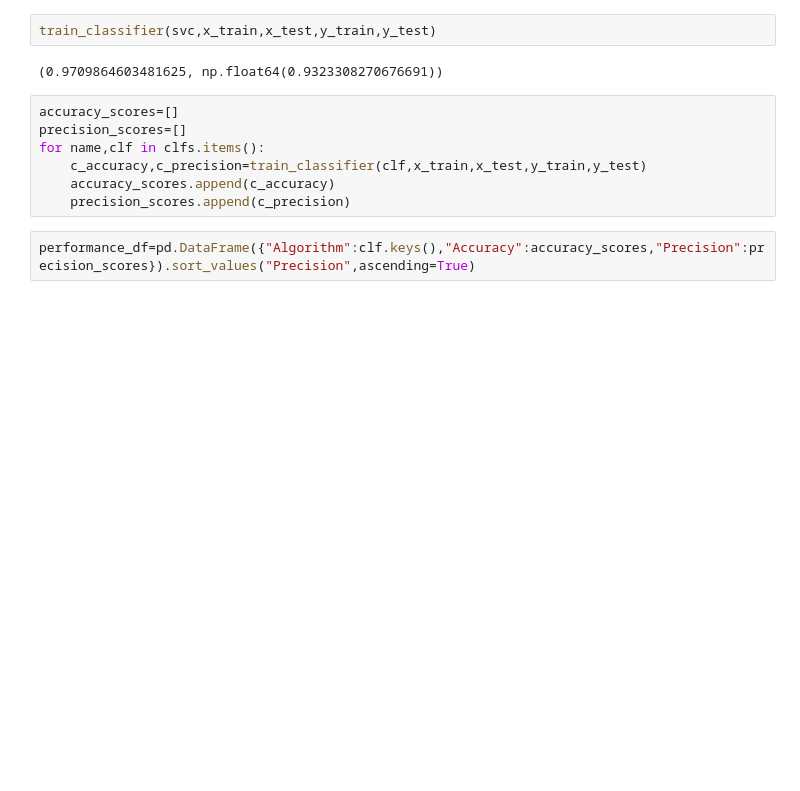
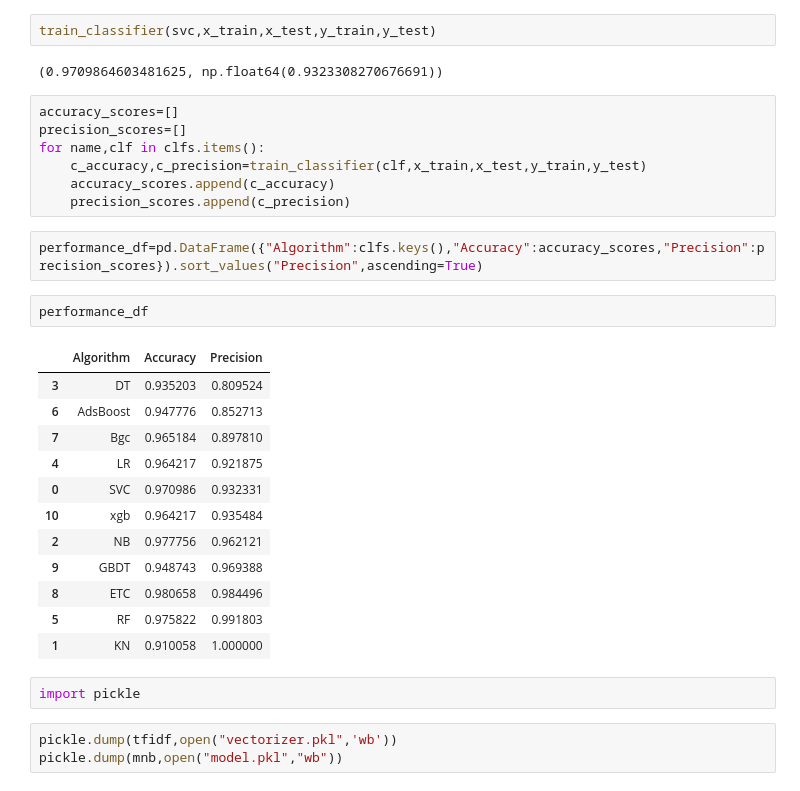
Before and after one commit to OneSakib/spam-detection, a Jupyter notebook: sms-spam-detection.ipynb, the cells around one changed output. Drawn from its saved outputs; the diff is of its cells as text; blank space fills up the shorter version.

```diff
--- a/sms-spam-detection.ipynb
+++ b/sms-spam-detection.ipynb
@@ -457,4 +457,24 @@ for name,clf in clfs.items():
     accuracy_scores.append(c_accuracy)
     precision_scores.append(c_precision)
 # %%
-performance_df=pd.DataFrame({"Algorithm":clf.keys(),"Accuracy":accuracy_scores,"Precision":precision_scores}).sort_values("Precision",ascending=True)
+performance_df=pd.DataFrame({"Algorithm":clfs.keys(),"Accuracy":accuracy_scores,"Precision":precision_scores}).sort_values("Precision",ascending=True)
+# %%
+performance_df
+# %% [output]
+|  | Algorithm | Accuracy | Precision |
+| 3 | DT | 0.935203 | 0.809524 |
+| 6 | AdsBoost | 0.947776 | 0.852713 |
+| 7 | Bgc | 0.965184 | 0.897810 |
+| 4 | LR | 0.964217 | 0.921875 |
+| 0 | SVC | 0.970986 | 0.932331 |
+| 10 | xgb | 0.964217 | 0.935484 |
+| 2 | NB | 0.977756 | 0.962121 |
+| 9 | GBDT | 0.948743 | 0.969388 |
+| 8 | ETC | 0.980658 | 0.984496 |
+| 5 | RF | 0.975822 | 0.991803 |
+| 1 | KN | 0.910058 | 1.000000 |
+# %%
+import pickle
+# %%
+pickle.dump(tfidf,open("vectorizer.pkl",'wb'))
+pickle.dump(mnb,open("model.pkl","wb"))
```
Also changed, not shown: parts of 1 cell of this notebook, 3 other files.
